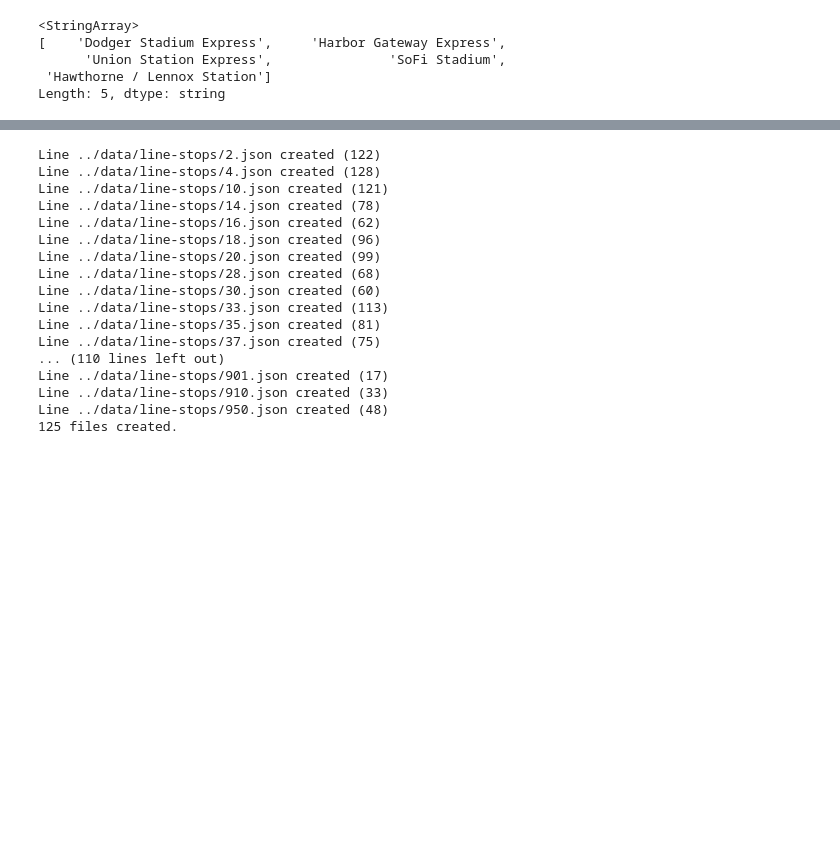
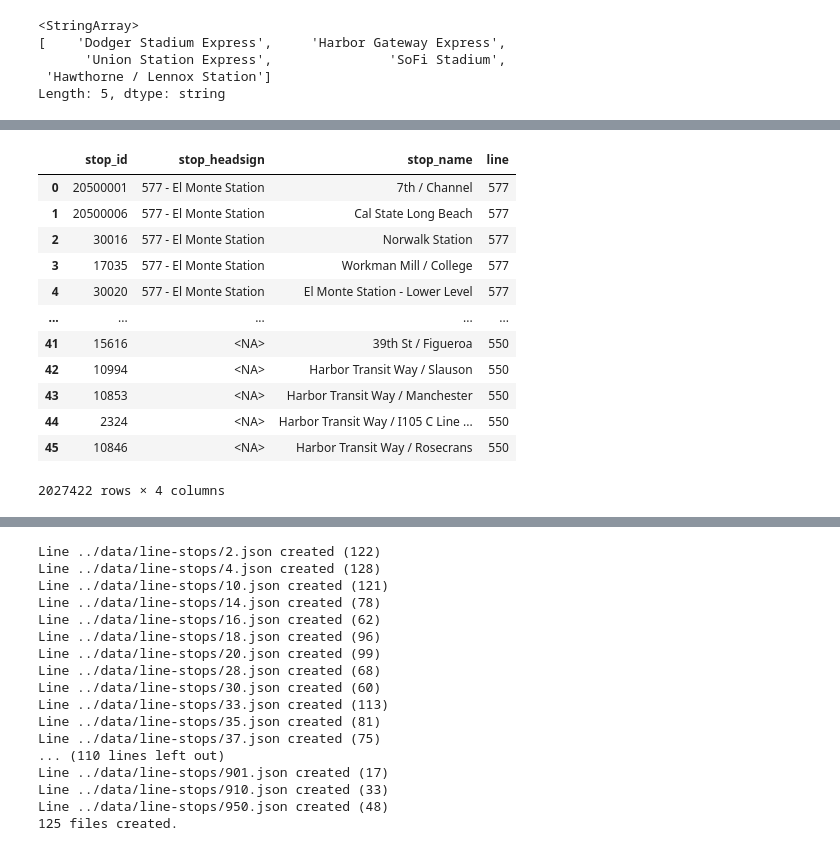
Before and after one commit to LACMTA/mybus-dev, a Jupyter notebook: notebooks/stops-dropdown.ipynb, the cells around one changed output, grey strips where cells are left out. Saved outputs shown, nothing was run; the diff lists cells and outputs as text; code cells hidden in the pictures; blank space fills up the shorter version.

```diff
--- a/notebooks/stops-dropdown.ipynb
+++ b/notebooks/stops-dropdown.ipynb
@@ -249,3 +257,25 @@ Length: 0, dtype: string
+# %%
+restored_stops = pd.read_csv('../data/input/restored_stops.csv',
+	usecols={'line', 'stop_id','stop_name'},
+	dtype={'line':'int','stop_id':'string','stop_name':'string'})
+
+lines_and_stops = pd.concat([lines_and_stops, restored_stops])
+
+lines_and_stops
+# %% [output]
+|  | stop_id | stop_headsign | stop_name | line |
+| 0 | 20500001 | 577 - El Monte Station | 7th / Channel | 577 |
+| 1 | 20500006 | 577 - El Monte Station | Cal State Long Beach | 577 |
+| 2 | 30016 | 577 - El Monte Station | Norwalk Station | 577 |
+| 3 | 17035 | 577 - El Monte Station | Workman Mill / College | 577 |
+| 4 | 30020 | 577 - El Monte Station | El Monte Station - Lower Level | 577 |
+| ... | ... | ... | ... | ... |
+| 41 | 15616 | <NA> | 39th St / Figueroa | 550 |
+| 42 | 10994 | <NA> | Harbor Transit Way / Slauson | 550 |
+| 43 | 10853 | <NA> | Harbor Transit Way / Manchester | 550 |
+| 44 | 2324 | <NA> | Harbor Transit Way / I105 C Line ... | 550 |
+| 45 | 10846 | <NA> | Harbor Transit Way / Rosecrans | 550 |
+2027422 rows × 4 columns
 # %%
 grouped_stops = lines_and_stops.groupby(['line', 'stop_name'])
 
```
Also changed, not shown: parts of 6 cells of this notebook, 26 other files.
